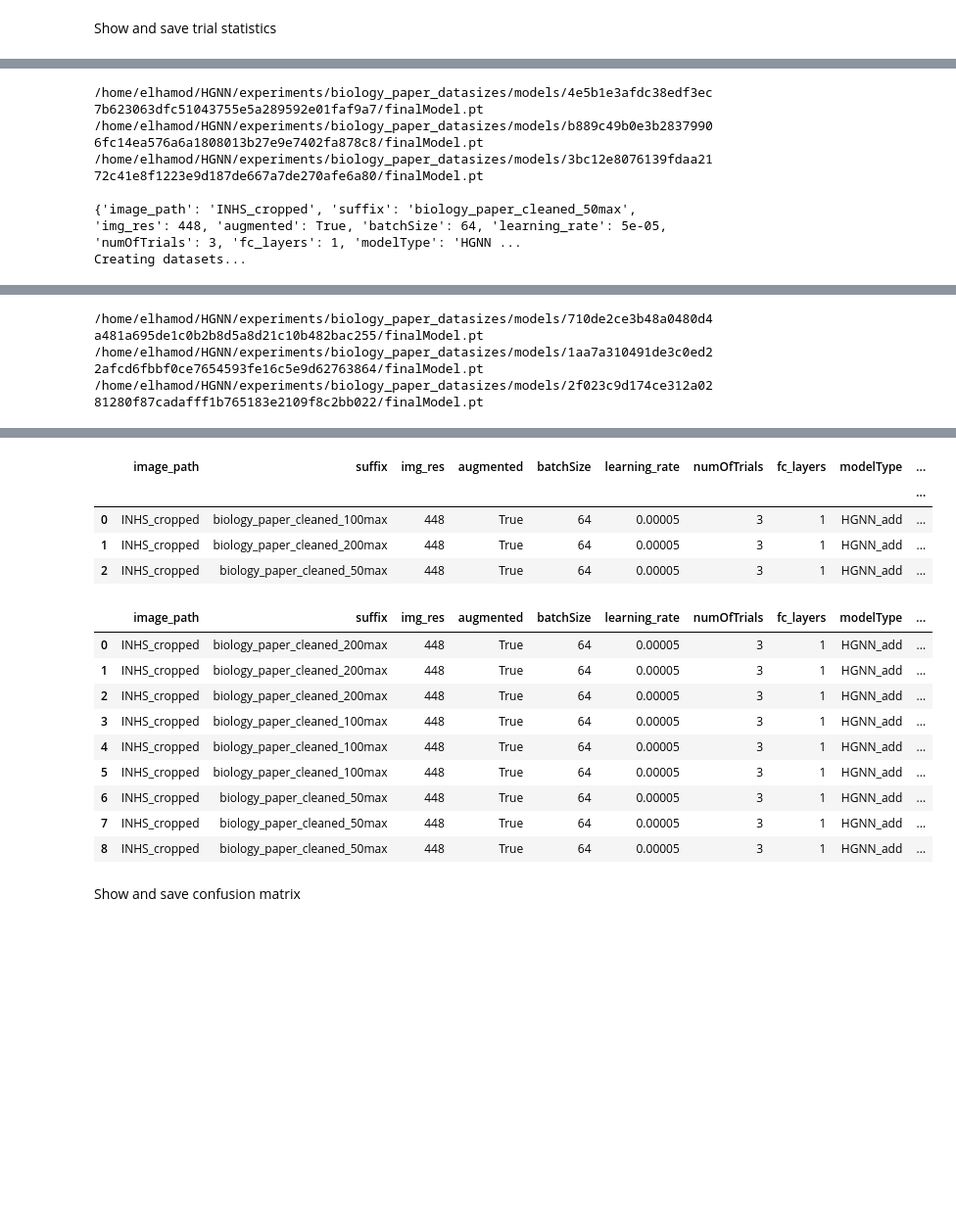
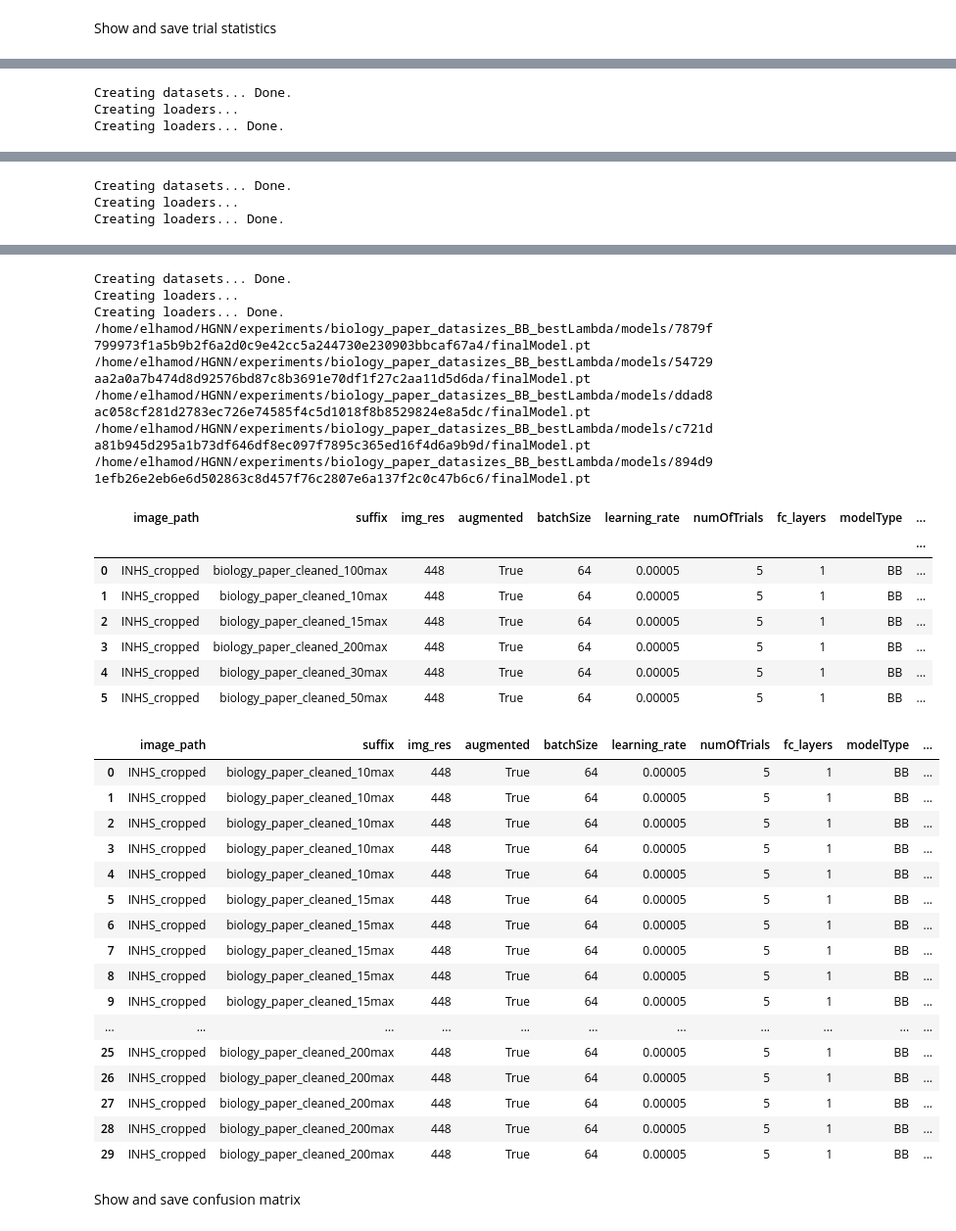
Before and after one commit to elhamod/HGNN, a Jupyter notebook: HGNN/analyse/Analyze experiments.ipynb, the cells around one changed output, grey strips where cells are left out. Shown at 98% size. Saved outputs shown, nothing was run; the diff lists cells and outputs as text; code cells hidden in the pictures; blank space fills up the shorter version.

```diff
--- a/HGNN/analyse/Analyze experiments.ipynb
+++ b/HGNN/analyse/Analyze experiments.ipynb
@@ -21,7 +21,7 @@ parameters
 # %%
 experimentsPath="/home/elhamod/HGNN/experiments/"
 dataPath="/data/BGNN_data"
-experimentName="biology_paper_datasizes"
+experimentName="biology_paper_datasizes_BB_bestLambda"
 
 generate_confusion_matrix = False
 
@@ -83,22 +83,26 @@ with tqdm(total=number_of_experiments, desc="experiment") as bar:
                 df, epochs, time_elapsed = CNN.loadModel(model, trialName)
 
                 # Update trial outcomes for statistics
-                predlist, lbllist = CNN.getLoaderPredictions(test_loader, model, experiment_params)
+                predlist, lbllist = CNN.getLoaderPredictionProbabilities(test_loader, model, experiment_params)
+                loss = CNN.getCrossEntropy(predlist, lbllist)
+                avg_prob = CNN.getAvgProbCorrectGuess(predlist, lbllist)
+                topk = CNN.top_k_acc(predlist, lbllist, topk=(3,5))
+
+                predlist, lbllist = CNN.getPredictions(predlist, lbllist)
                 ts.addTrialPredictions(experiment_params, predlist, lbllist, range(len(fineList)))
                 micro_f1 = f1_score(lbllist.cpu(), predlist.cpu(), average='macro')
 
-                predlist, lbllist = CNN.getLoaderPredictionProbabilities(test_loader, model, experiment_params)
-                topk = CNN.top_k_acc(predlist, lbllist, topk=(3,5))
-
-                predlist, lbllist = CNN.getLoaderPredictions(test_loader, model, experiment_params, 'coarse')
+                predlist, lbllist = CNN.getLoaderPredictionProbabilities(test_loader, model, experiment_params, 'coarse')
+                predlist, lbllist = CNN.getPredictions(predlist, lbllist)
                 ts_coarse.addTrialPredictions(experiment_params, predlist, lbllist, range(len(coarseList)))
                 micro_f1_coarse = f1_score(lbllist.cpu(), predlist.cpu(), average='macro')
 
-                predlist, lbllist = CNN.getLoaderPredictions(validation_loader, model, experiment_params)
+                predlist, lbllist = CNN.getLoaderPredictionProbabilities(validation_loader, model, experiment_params)
+                predlist, lbllist = CNN.getPredictions(predlist, lbllist)
                 macro_f1_val = f1_score(lbllist.cpu(), predlist.cpu(), average='macro')
 
-                score = {'loss': CNN.getCrossEntropyFromLoader(test_loader, model, experiment_params),
-                         'average correct guess prob': CNN.getAvgProbCorrectGuessFromLoader(test_loader, model, experiment_params),
+                score = {'loss': loss,
+                         'average correct guess prob': avg_prob,
                          'macro f1 test fine': micro_f1,
                          'macro f1 test coarse': micro_f1_coarse,
                          'macro f1 validation fine': macro_f1_val,
@@ -138,6 +152,3 @@ Creating loaders... Done.
-/home/elhamod/HGNN/experiments/biology_paper_datasizes/models/4e5b1e3afdc38edf3ec7b623063dfc51043755e5a289592e01faf9a7/finalModel.pt
-/home/elhamod/HGNN/experiments/biology_paper_datasizes/models/b889c49b0e3b28379906fc14ea576a6a1808013b27e9e7402fa878c8/finalModel.pt
-/home/elhamod/HGNN/experiments/biology_paper_datasizes/models/3bc12e8076139fdaa2172c41e8f1223e9d187de667a7de270afe6a80/finalModel.pt
-
-{'image_path': 'INHS_cropped', 'suffix': 'biology_paper_cleaned_50max', 'img_res': 448, 'augmented': True, 'batchSize': 64, 'learning_rate': 5e-05, 'numOfTrials': 3, 'fc_layers': 1, 'modelType': 'HGNN ...
-Creating datasets...
+Creating datasets... Done.
+Creating loaders...
+Creating loaders... Done.
@@ -147,3 +163,3 @@ Creating loaders... Done.
-/home/elhamod/HGNN/experiments/biology_paper_datasizes/models/710de2ce3b48a0480d4a481a695de1c0b2b8d5a8d21c10b482bac255/finalModel.pt
-/home/elhamod/HGNN/experiments/biology_paper_datasizes/models/1aa7a310491de3c0ed22afcd6fbbf0ce7654593fe16c5e9d62763864/finalModel.pt
-/home/elhamod/HGNN/experiments/biology_paper_datasizes/models/2f023c9d174ce312a0281280f87cadafff1b765183e2109f8c2bb022/finalModel.pt
+Creating datasets... Done.
+Creating loaders...
+Creating loaders... Done.
@@ -150,18 +185,36 @@ Creating loaders... Done.
+Creating datasets... Done.
+Creating loaders...
+Creating loaders... Done.
+/home/elhamod/HGNN/experiments/biology_paper_datasizes_BB_bestLambda/models/7879f799973f1a5b9b2f6a2d0c9e42cc5a244730e230903bbcaf67a4/finalModel.pt
+/home/elhamod/HGNN/experiments/biology_paper_datasizes_BB_bestLambda/models/54729aa2a0a7b474d8d92576bd87c8b3691e70df1f27c2aa11d5d6da/finalModel.pt
+/home/elhamod/HGNN/experiments/biology_paper_datasizes_BB_bestLambda/models/ddad8ac058cf281d2783ec726e74585f4c5d1018f8b8529824e8a5dc/finalModel.pt
+/home/elhamod/HGNN/experiments/biology_paper_datasizes_BB_bestLambda/models/c721da81b945d295a1b73df646df8ec097f7895c365ed16f4d6a9b9d/finalModel.pt
+/home/elhamod/HGNN/experiments/biology_paper_datasizes_BB_bestLambda/models/894d91efb26e2eb6e6d502863c8d457f76c2807e6a137f2c0c47b6c6/finalModel.pt
 |  | image_path | suffix | img_res | augmented | batchSize | learning_rate | numOfTrials | fc_layers | modelType | ... |
 |  |  |  |  |  |  |  |  |  |  | ... |
-| 0 | INHS_cropped | biology_paper_cleaned_100max | 448 | True | 64 | 0.00005 | 3 | 1 | HGNN_add | ... |
-| 1 | INHS_cropped | biology_paper_cleaned_200max | 448 | True | 64 | 0.00005 | 3 | 1 | HGNN_add | ... |
-| 2 | INHS_cropped | biology_paper_cleaned_50max | 448 | True | 64 | 0.00005 | 3 | 1 | HGNN_add | ... |
+| 0 | INHS_cropped | biology_paper_cleaned_100max | 448 | True | 64 | 0.00005 | 5 | 1 | BB | ... |
+| 1 | INHS_cropped | biology_paper_cleaned_10max | 448 | True | 64 | 0.00005 | 5 | 1 | BB | ... |
+| 2 | INHS_cropped | biology_paper_cleaned_15max | 448 | True | 64 | 0.00005 | 5 | 1 | BB | ... |
+| 3 | INHS_cropped | biology_paper_cleaned_200max | 448 | True | 64 | 0.00005 | 5 | 1 | BB | ... |
+| 4 | INHS_cropped | biology_paper_cleaned_30max | 448 | True | 64 | 0.00005 | 5 | 1 | BB | ... |
+| 5 | INHS_cropped | biology_paper_cleaned_50max | 448 | True | 64 | 0.00005 | 5 | 1 | BB | ... |
 |  | image_path | suffix | img_res | augmented | batchSize | learning_rate | numOfTrials | fc_layers | modelType | ... |
-| 0 | INHS_cropped | biology_paper_cleaned_200max | 448 | True | 64 | 0.00005 | 3 | 1 | HGNN_add | ... |
-| 1 | INHS_cropped | biology_paper_cleaned_200max | 448 | True | 64 | 0.00005 | 3 | 1 | HGNN_add | ... |
-| 2 | INHS_cropped | biology_paper_cleaned_200max | 448 | True | 64 | 0.00005 | 3 | 1 | HGNN_add | ... |
-| 3 | INHS_cropped | biology_paper_cleaned_100max | 448 | True | 64 | 0.00005 | 3 | 1 | HGNN_add | ... |
-| 4 | INHS_cropped | biology_paper_cleaned_100max | 448 | True | 64 | 0.00005 | 3 | 1 | HGNN_add | ... |
-| 5 | INHS_cropped | biology_paper_cleaned_100max | 448 | True | 64 | 0.00005 | 3 | 1 | HGNN_add | ... |
-| 6 | INHS_cropped | biology_paper_cleaned_50max | 448 | True | 64 | 0.00005 | 3 | 1 | HGNN_add | ... |
-| 7 | INHS_cropped | biology_paper_cleaned_50max | 448 | True | 64 | 0.00005 | 3 | 1 | HGNN_add | ... |
-| 8 | INHS_cropped | biology_paper_cleaned_50max | 448 | True | 64 | 0.00005 | 3 | 1 | HGNN_add | ... |
+| 0 | INHS_cropped | biology_paper_cleaned_10max | 448 | True | 64 | 0.00005 | 5 | 1 | BB | ... |
+| 1 | INHS_cropped | biology_paper_cleaned_10max | 448 | True | 64 | 0.00005 | 5 | 1 | BB | ... |
+| 2 | INHS_cropped | biology_paper_cleaned_10max | 448 | True | 64 | 0.00005 | 5 | 1 | BB | ... |
+| 3 | INHS_cropped | biology_paper_cleaned_10max | 448 | True | 64 | 0.00005 | 5 | 1 | BB | ... |
+| 4 | INHS_cropped | biology_paper_cleaned_10max | 448 | True | 64 | 0.00005 | 5 | 1 | BB | ... |
+| 5 | INHS_cropped | biology_paper_cleaned_15max | 448 | True | 64 | 0.00005 | 5 | 1 | BB | ... |
+| 6 | INHS_cropped | biology_paper_cleaned_15max | 448 | True | 64 | 0.00005 | 5 | 1 | BB | ... |
+| 7 | INHS_cropped | biology_paper_cleaned_15max | 448 | True | 64 | 0.00005 | 5 | 1 | BB | ... |
+| 8 | INHS_cropped | biology_paper_cleaned_15max | 448 | True | 64 | 0.00005 | 5 | 1 | BB | ... |
+| 9 | INHS_cropped | biology_paper_cleaned_15max | 448 | True | 64 | 0.00005 | 5 | 1 | BB | ... |
+| ... | ... | ... | ... | ... | ... | ... | ... | ... | ... | ... |
+| 25 | INHS_cropped | biology_paper_cleaned_200max | 448 | True | 64 | 0.00005 | 5 | 1 | BB | ... |
+| 26 | INHS_cropped | biology_paper_cleaned_200max | 448 | True | 64 | 0.00005 | 5 | 1 | BB | ... |
+| 27 | INHS_cropped | biology_paper_cleaned_200max | 448 | True | 64 | 0.00005 | 5 | 1 | BB | ... |
+| 28 | INHS_cropped | biology_paper_cleaned_200max | 448 | True | 64 | 0.00005 | 5 | 1 | BB | ... |
+| 29 | INHS_cropped | biology_paper_cleaned_200max | 448 | True | 64 | 0.00005 | 5 | 1 | BB | ... |
 # %% [markdown]
 Show and save confusion matrix
 # %%
```
Also changed, not shown: parts of 13 cells of this notebook, 13 other files.
